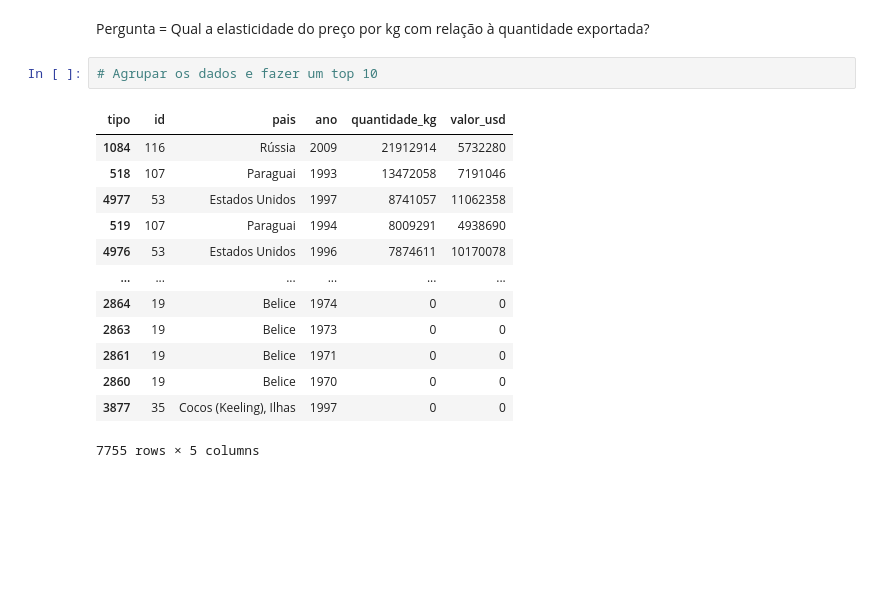
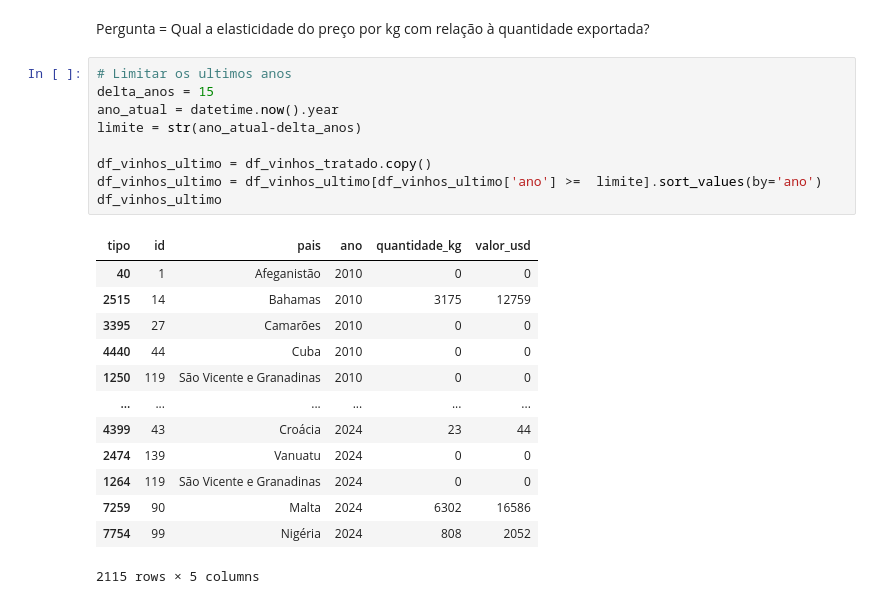
Before and after one commit to RicardViana/fiap-Data-Analysis-and-Exploration, a Jupyter notebook: tech_challenge_fase1.ipynb, the cells around one changed output. Cells and saved outputs as stored; diff of their text form; blank space fills up the shorter version.

```diff
--- a/tech_challenge_fase1.ipynb
+++ b/tech_challenge_fase1.ipynb
@@ -119,18 +120,25 @@ df_vinhos_tratado.query('pais == "África do Sul"').tail()
 # %% [markdown]
 Pergunta = Qual a elasticidade do preço por kg com relação à quantidade exportada?
 # %%
-# Agrupar os dados e fazer um top 10
+# Limitar os ultimos anos
+delta_anos = 15
+ano_atual = datetime.now().year
+limite = str(ano_atual-delta_anos)
+
+df_vinhos_ultimo = df_vinhos_tratado.copy()
+df_vinhos_ultimo = df_vinhos_ultimo[df_vinhos_ultimo['ano'] >=  limite].sort_values(by='ano')
+df_vinhos_ultimo
 # %% [output]
 | tipo | id | pais | ano | quantidade_kg | valor_usd |
-| 1084 | 116 | Rússia | 2009 | 21912914 | 5732280 |
-| 518 | 107 | Paraguai | 1993 | 13472058 | 7191046 |
-| 4977 | 53 | Estados Unidos | 1997 | 8741057 | 11062358 |
-| 519 | 107 | Paraguai | 1994 | 8009291 | 4938690 |
-| 4976 | 53 | Estados Unidos | 1996 | 7874611 | 10170078 |
+| 40 | 1 | Afeganistão | 2010 | 0 | 0 |
+| 2515 | 14 | Bahamas | 2010 | 3175 | 12759 |
+| 3395 | 27 | Camarões | 2010 | 0 | 0 |
+| 4440 | 44 | Cuba | 2010 | 0 | 0 |
+| 1250 | 119 | São Vicente e Granadinas | 2010 | 0 | 0 |
 | ... | ... | ... | ... | ... | ... |
-| 2864 | 19 | Belice | 1974 | 0 | 0 |
-| 2863 | 19 | Belice | 1973 | 0 | 0 |
-| 2861 | 19 | Belice | 1971 | 0 | 0 |
-| 2860 | 19 | Belice | 1970 | 0 | 0 |
-| 3877 | 35 | Cocos (Keeling), Ilhas | 1997 | 0 | 0 |
+| 4399 | 43 | Croácia | 2024 | 23 | 44 |
+| 2474 | 139 | Vanuatu | 2024 | 0 | 0 |
+| 1264 | 119 | São Vicente e Granadinas | 2024 | 0 | 0 |
+| 7259 | 90 | Malta | 2024 | 6302 | 16586 |
+| 7754 | 99 | Nigéria | 2024 | 808 | 2052 |
-7755 rows × 5 columns
+2115 rows × 5 columns
```
Also changed, not shown: parts of 3 cells of this notebook.
